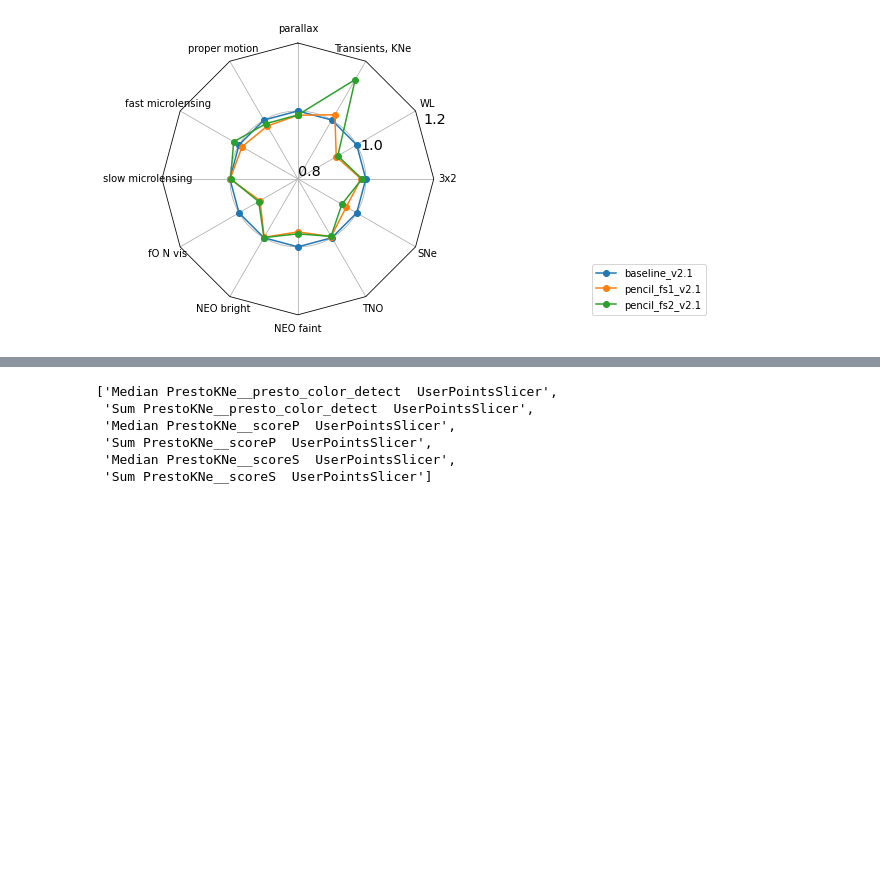
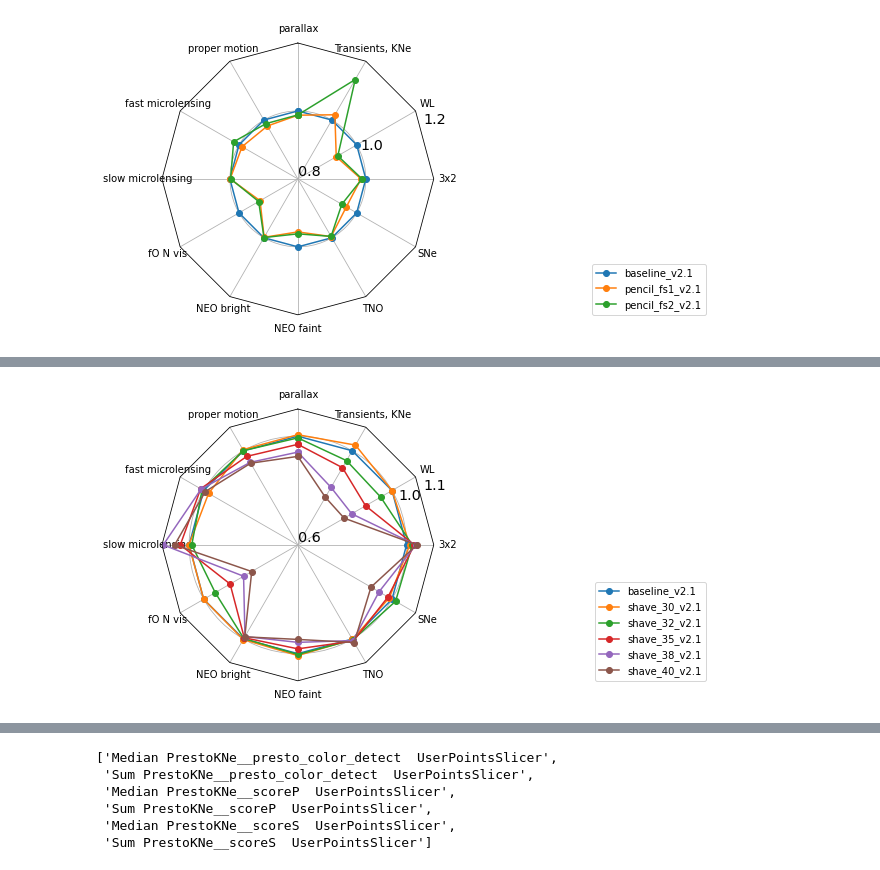
Before and after one commit to lsst-sims/smtn-017, a Jupyter notebook: plots/v21.ipynb, the cells around one changed output, grey strips where cells are left out. Cells and saved outputs as stored; diff of their text form; code cells hidden in the pictures; blank space fills up the shorter version.

```diff
--- a/plots/v21.ipynb
+++ b/plots/v21.ipynb
@@ -295,0 +297,8 @@ fig, ax = radar(ndata, legend=True, rgrids=[0.6, 1.0, 1.4], bbox_to_anchor=(2, 0
+# %%
+runs = [data.index[0]] + [name for name in data.index if 'shave' in name][4:]
+
+ndata = norm_df(data, runs, cols=data.columns.values.tolist(),
+                invert_cols=invert_cols, norm_run='baseline_v2.1')
+fig, ax = radar(ndata, legend=True, rgrids=[0.6, 1.0, 1.1], bbox_to_anchor=(2, 0))
+# %% [output]
+[figure, added]
```
Also changed, not shown: parts of 14 cells of this notebook, 22 other files.
